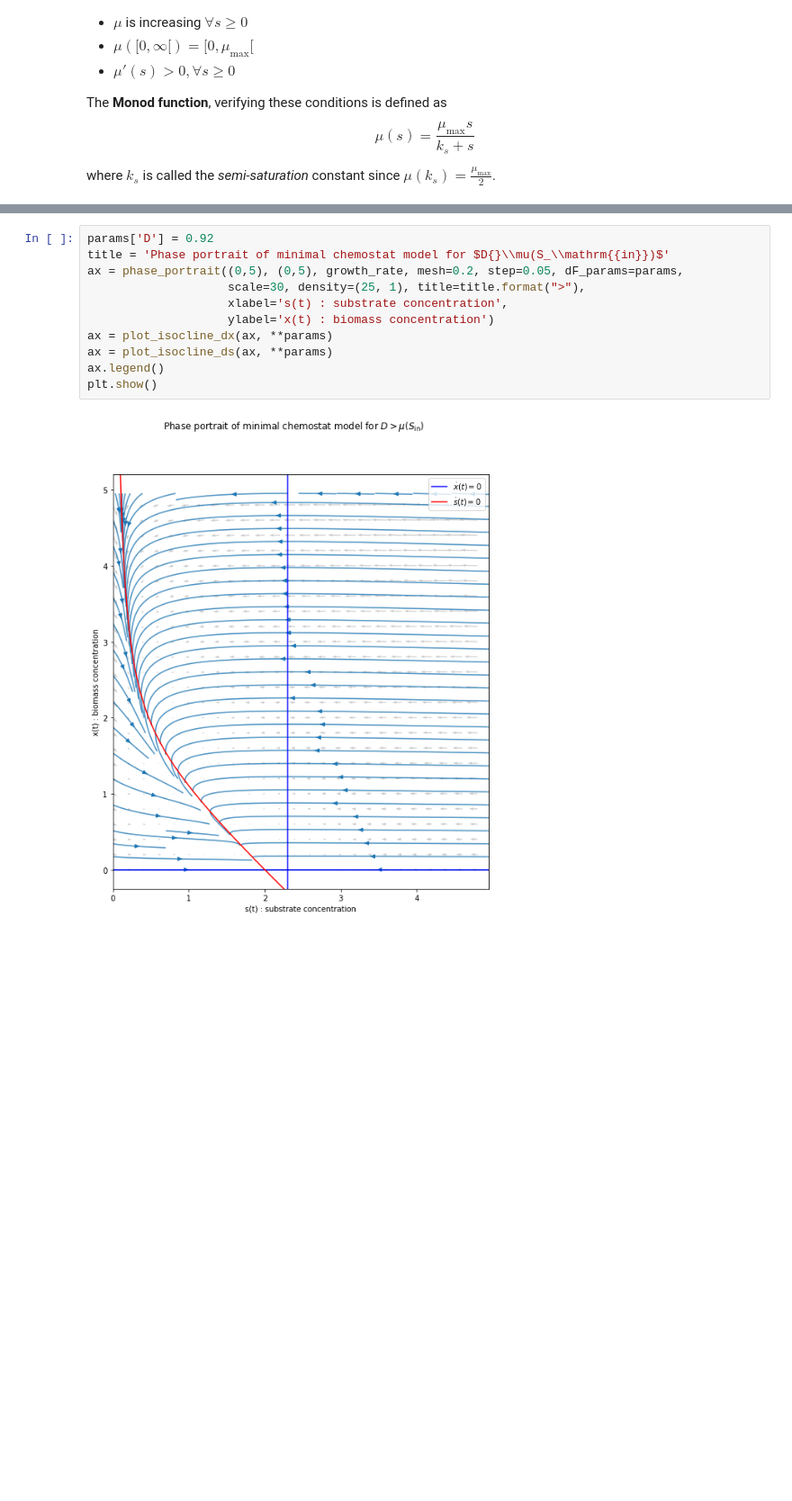
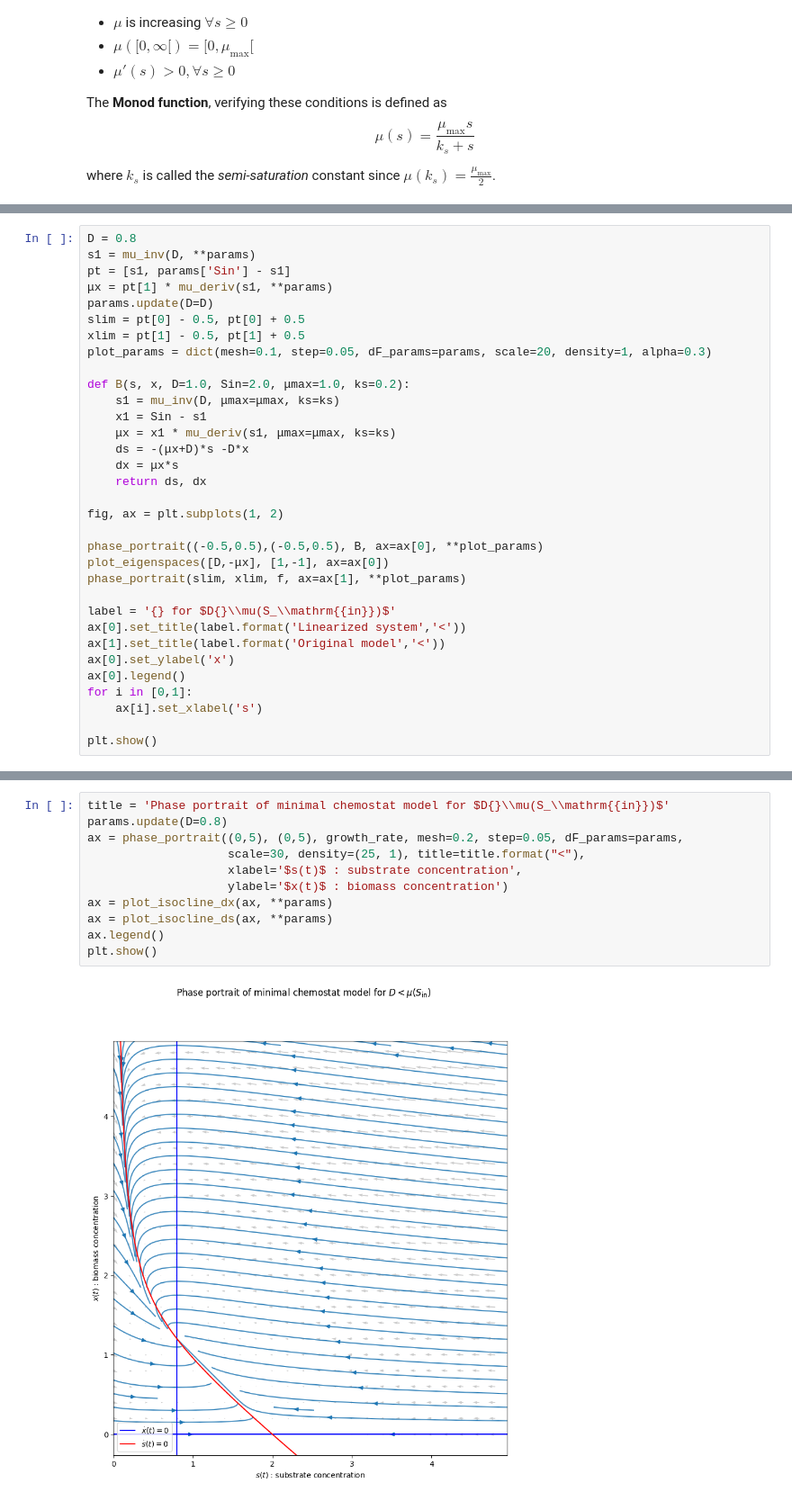
Before and after one commit to rand-asswad/chemostat-models, a Jupyter notebook: notebooks/growth_single_minimal.ipynb, the cells around one changed output, grey strips where cells are left out. Shown at 90% size. Saved outputs shown, nothing was run; the diff lists cells and outputs as text; blank space fills up the shorter version.

Commit message:
Linearized minimal system around equilibria

```diff
--- a/notebooks/growth_single_minimal.ipynb
+++ b/notebooks/growth_single_minimal.ipynb
@@ -138,0 +317,33 @@ plt.rcParams["figure.figsize"]=10,10
+# %%
+D = 0.8
+s1 = mu_inv(D, **params)
+pt = [s1, params['Sin'] - s1]
+μx = pt[1] * mu_deriv(s1, **params)
+params.update(D=D)
+slim = pt[0] - 0.5, pt[0] + 0.5
+xlim = pt[1] - 0.5, pt[1] + 0.5
+plot_params = dict(mesh=0.1, step=0.05, dF_params=params, scale=20, density=1, alpha=0.3)
+
+def B(s, x, D=1.0, Sin=2.0, μmax=1.0, ks=0.2):
+    s1 = mu_inv(D, μmax=μmax, ks=ks)
+    x1 = Sin - s1
+    μx = x1 * mu_deriv(s1, μmax=μmax, ks=ks)
+    ds = -(μx+D)*s -D*x
+    dx = μx*s
+    return ds, dx
+
+fig, ax = plt.subplots(1, 2)
+
+phase_portrait((-0.5,0.5),(-0.5,0.5), B, ax=ax[0], **plot_params)
+plot_eigenspaces([D,-μx], [1,-1], ax=ax[0])
+phase_portrait(slim, xlim, f, ax=ax[1], **plot_params)
+
+label = '{} for $D{}\\mu(S_\\mathrm{{in}})$'
+ax[0].set_title(label.format('Linearized system','<'))
+ax[1].set_title(label.format('Original model','<'))
+ax[0].set_ylabel('x')
+ax[0].legend()
+for i in [0,1]:
+    ax[i].set_xlabel('s')
+
+plt.show()
@@ -139,14 +357,14 @@ plt.rcParams["figure.figsize"]=10,10
 # %%
-params['D'] = 0.92
 title = 'Phase portrait of minimal chemostat model for $D{}\\mu(S_\\mathrm{{in}})$'
+params.update(D=0.8)
 ax = phase_portrait((0,5), (0,5), growth_rate, mesh=0.2, step=0.05, dF_params=params,
-                    scale=30, density=(25, 1), title=title.format(">"),
-                    xlabel='s(t) : substrate concentration',
-                    ylabel='x(t) : biomass concentration')
+                    scale=30, density=(25, 1), title=title.format("<"),
+                    xlabel='$s(t)$ : substrate concentration',
+                    ylabel='$x(t)$ : biomass concentration')
 ax = plot_isocline_dx(ax, **params)
 ax = plot_isocline_ds(ax, **params)
 ax.legend()
 plt.show()
 # %% [output]
-[figure, old version]
+[figure, new version]
 # %%
```
Also changed, not shown: parts of 11 cells of this notebook, 3 other files.
